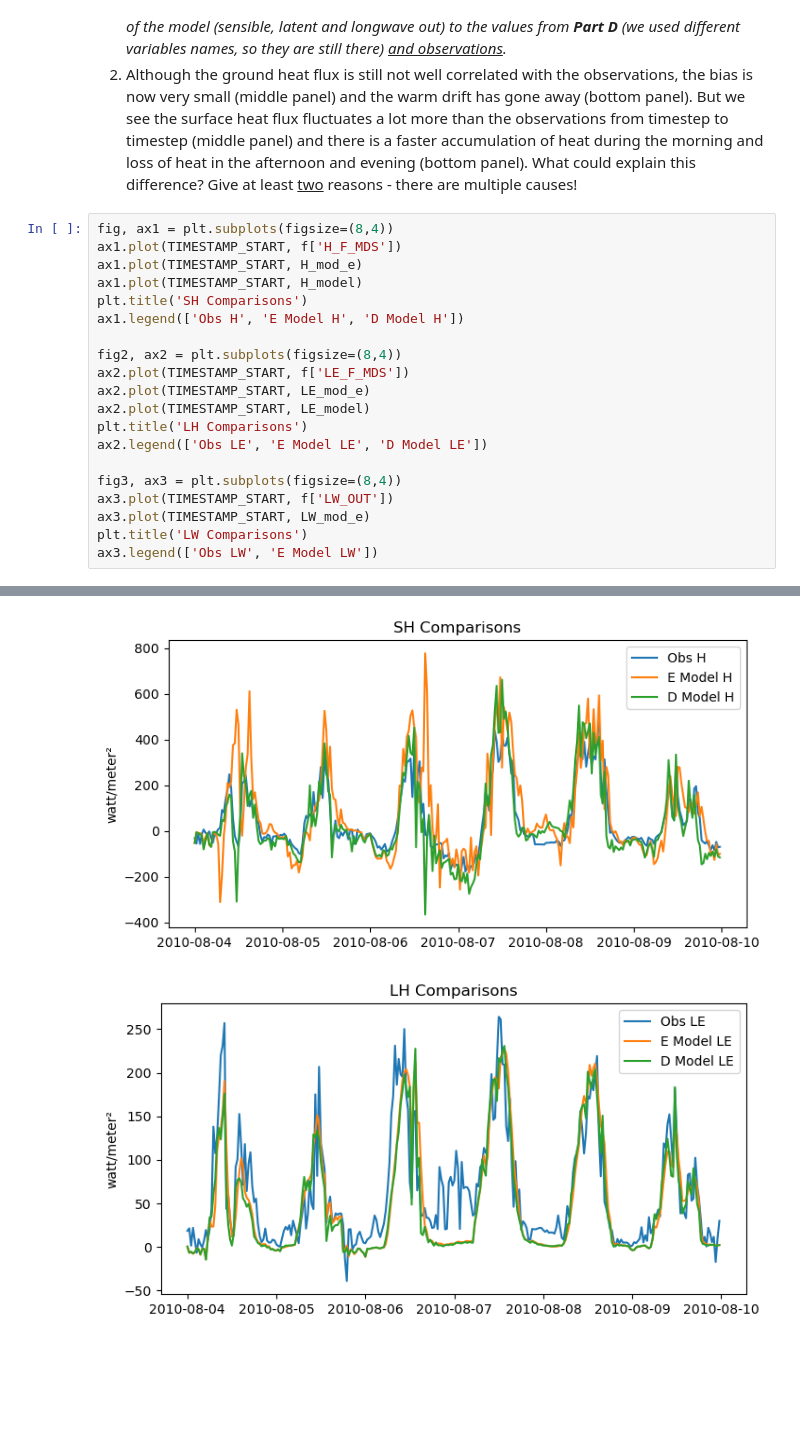
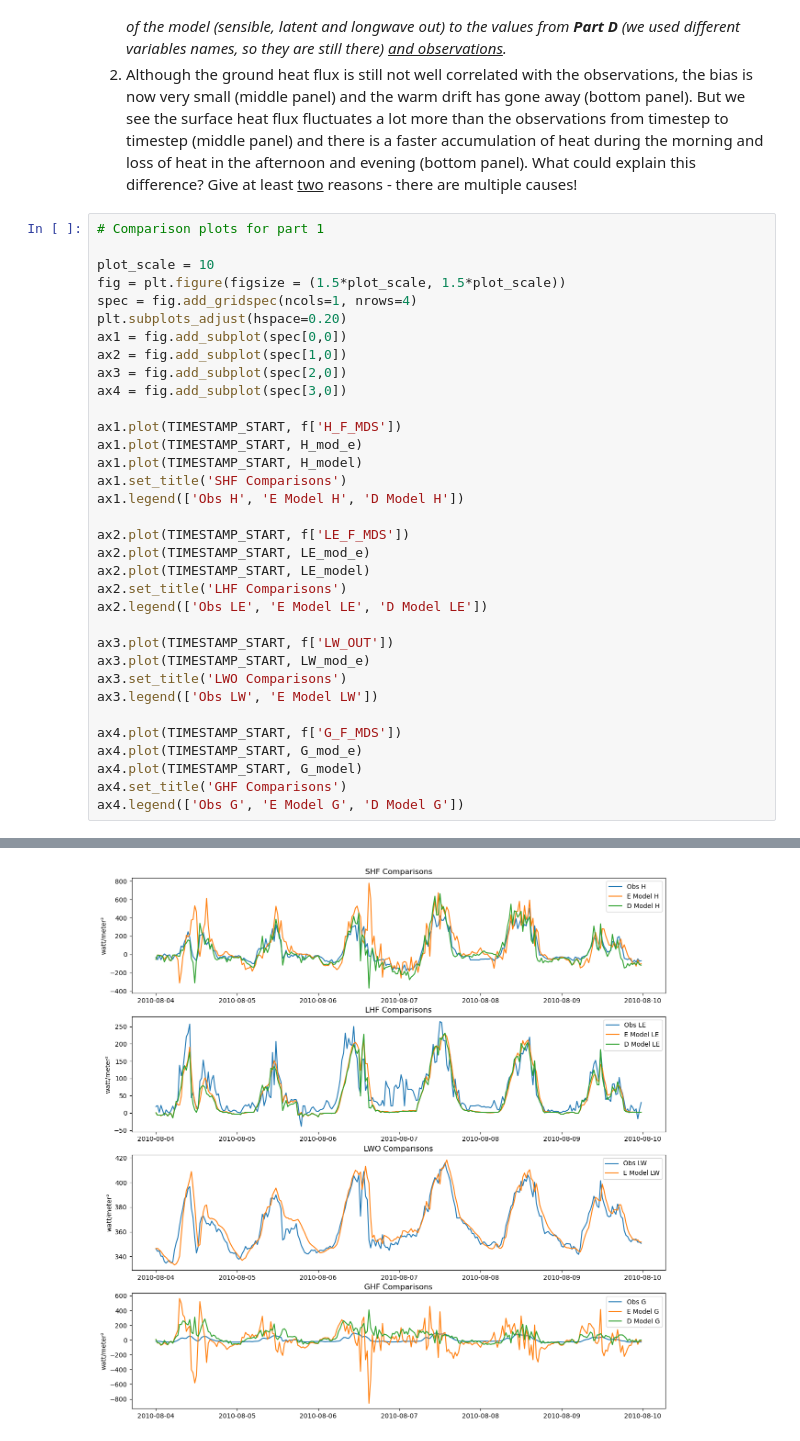
Before and after one commit to anlawyer/land-climate-interactions, a Jupyter notebook: HW3/CLIM614_HW_3.ipynb, the cells around one changed output, grey strips where cells are left out. Cells and saved outputs as stored; diff of their text form; blank space fills up the shorter version.

```diff
--- a/HW3/CLIM614_HW_3.ipynb
+++ b/HW3/CLIM614_HW_3.ipynb
@@ -929,26 +927,39 @@ Text(0.5, 1.0, 'Cumulative Ground Heat')
 1. The modeled temperature is very close to observations, and certainly not sailing off to the extremely high values you would have predicted from the results in **Part D**. Where has all that heat (energy) gone? _Hint: compare the 6-day mean surface fluxes predicted by this version of the model (sensible, latent and longwave out) to the values from **Part D** (we used different variables names, so they are still there) <u>and observations</u>._
 2. Although the ground heat flux is still not well correlated with the observations, the bias is now very small (middle panel) and the warm drift has gone away (bottom panel). But we see the surface heat flux fluctuates a lot more than the observations from timestep to timestep (middle panel) and there is a faster accumulation of heat during the morning and loss of heat in the afternoon and evening (bottom panel). What could explain this difference? Give at least <u>two</u> reasons - there are multiple causes!
 # %%
-fig, ax1 = plt.subplots(figsize=(8,4))
+# Comparison plots for part 1
+
+plot_scale = 10
+fig = plt.figure(figsize = (1.5*plot_scale, 1.5*plot_scale))
+spec = fig.add_gridspec(ncols=1, nrows=4)
+plt.subplots_adjust(hspace=0.20)
+ax1 = fig.add_subplot(spec[0,0])
+ax2 = fig.add_subplot(spec[1,0])
+ax3 = fig.add_subplot(spec[2,0])
+ax4 = fig.add_subplot(spec[3,0])
+
 ax1.plot(TIMESTAMP_START, f['H_F_MDS'])
 ax1.plot(TIMESTAMP_START, H_mod_e)
 ax1.plot(TIMESTAMP_START, H_model)
-plt.title('SH Comparisons')
+ax1.set_title('SHF Comparisons')
 ax1.legend(['Obs H', 'E Model H', 'D Model H'])
 
-fig2, ax2 = plt.subplots(figsize=(8,4))
 ax2.plot(TIMESTAMP_START, f['LE_F_MDS'])
 ax2.plot(TIMESTAMP_START, LE_mod_e)
 ax2.plot(TIMESTAMP_START, LE_model)
-plt.title('LH Comparisons')
+ax2.set_title('LHF Comparisons')
 ax2.legend(['Obs LE', 'E Model LE', 'D Model LE'])
 
-fig3, ax3 = plt.subplots(figsize=(8,4))
 ax3.plot(TIMESTAMP_START, f['LW_OUT'])
 ax3.plot(TIMESTAMP_START, LW_mod_e)
-plt.title('LW Comparisons')
+ax3.set_title('LWO Comparisons')
 ax3.legend(['Obs LW', 'E Model LW'])
+
+ax4.plot(TIMESTAMP_START, f['G_F_MDS'])
+ax4.plot(TIMESTAMP_START, G_mod_e)
+ax4.plot(TIMESTAMP_START, G_model)
+ax4.set_title('GHF Comparisons')
+ax4.legend(['Obs G', 'E Model G', 'D Model G'])
 # %% [output]
 <matplotlib.legend.Legend at 0x...>
-[figure, old version]
+[figure, new version]
-[figure, removed]
```
Also changed, not shown: parts of 6 cells of this notebook.
